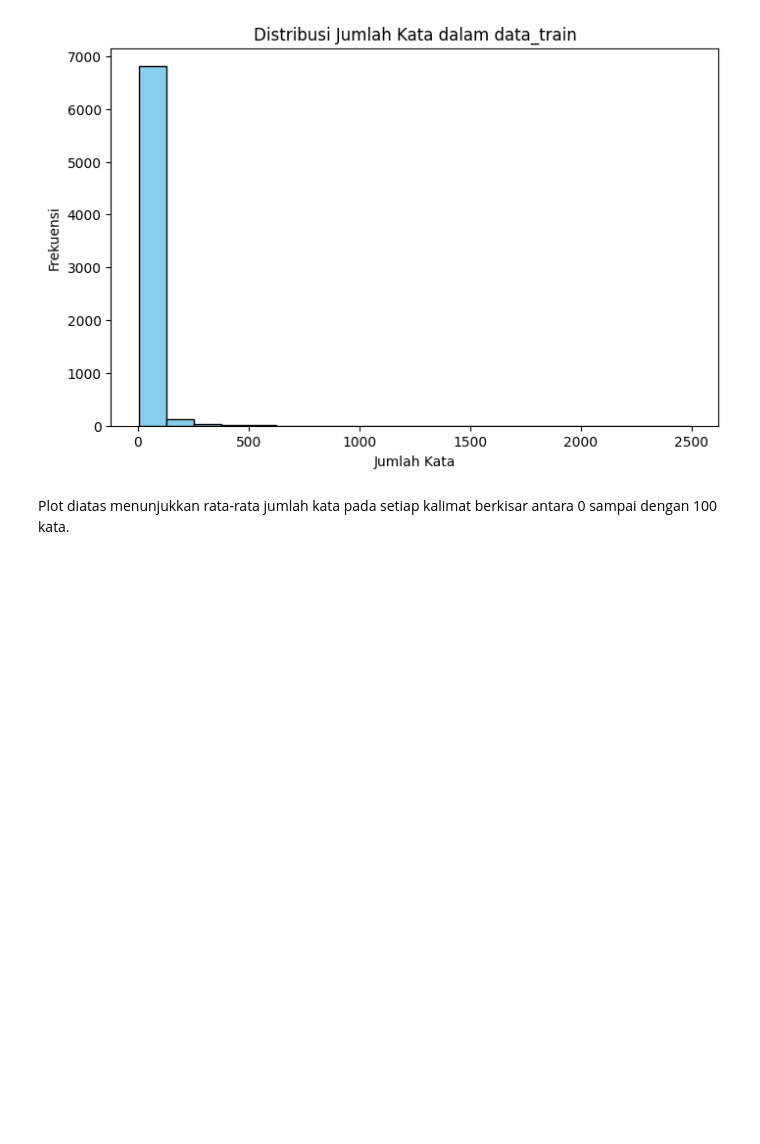
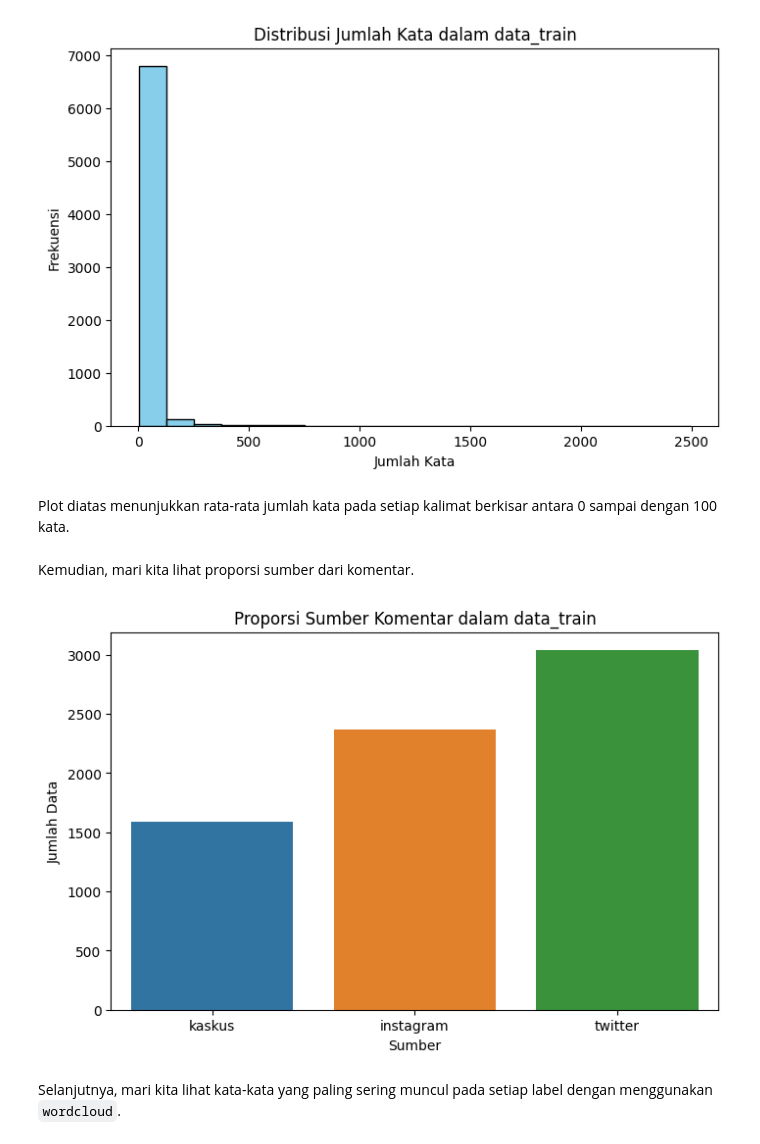
Before and after one commit to syahvan/indo-toxic-comment-classification, a Jupyter notebook: notebook/Toxic_Comment_Classification.ipynb, the cells around one changed output. Saved outputs shown, nothing was run; the diff lists cells and outputs as text; code cells hidden in the pictures; blank space fills up the shorter version.

```diff
--- a/notebook/Toxic_Comment_Classification.ipynb
+++ b/notebook/Toxic_Comment_Classification.ipynb
@@ -431,6 +436,20 @@ plt.show()
 [figure]
 # %% [markdown]
 Plot diatas menunjukkan rata-rata jumlah kata pada setiap kalimat berkisar antara  0 sampai dengan 100 kata.
+# %% [markdown]
+Kemudian, mari kita lihat proporsi sumber dari komentar.
+# %%
+# Membuat countplot
+plt.figure(figsize=(8, 5))
+sns.countplot(x ='source', data = data_train)
+plt.xlabel('Sumber')
+plt.ylabel('Jumlah Data')
+plt.title('Proporsi Sumber Komentar dalam data_train')
+plt.show()
+# %% [output]
+[figure, added]
+# %% [markdown]
+Selanjutnya, mari kita lihat kata-kata yang paling sering muncul pada setiap label dengan menggunakan `wordcloud`.
 # %%
 # List label
 labels = ['pornografi', 'sara', 'radikalisme', 'pencemaran_nama_baik']
```
Also changed, not shown: parts of 6 cells of this notebook.
